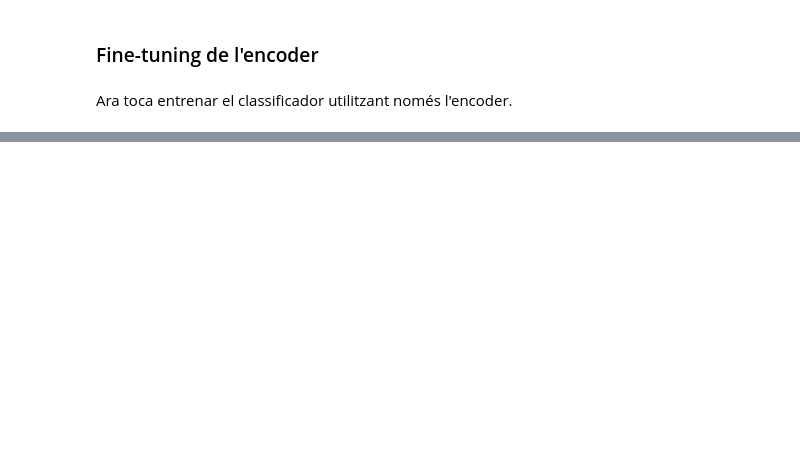
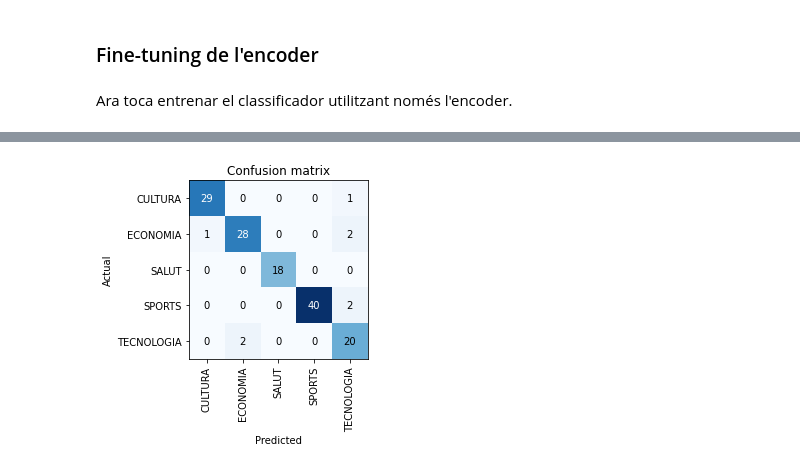
Before and after one commit to adriacabeza/DeepCatalan, a Jupyter notebook: ClassificadorNoticies.ipynb, the cells around one changed output, grey strips where cells are left out. Saved outputs shown, nothing was run; the diff lists cells and outputs as text; code cells hidden in the pictures; blank space fills up the shorter version.

```diff
--- a/ClassificadorNoticies.ipynb
+++ b/ClassificadorNoticies.ipynb
@@ -113,3 +243,3 @@ learn.fit_one_cycle(2, 1e-2, moms(0.8,0.7))
 # %%
 learn.freeze_to(-2)
-learn.fit_one_cycle(1, slice(1e-2/(2.6**4), 1e-2), moms=(0.8,0.7))
+learn.fit_one_cycle(1, slice(3.02E-03/(2.6**4), 1e-2), moms=(0.8,0.7))
@@ -116,3 +249,3 @@ learn.fit_one_cycle(1, slice(1e-2/(2.6**4), 1e-2), moms=(0.8,0.7))
 # %%
 learn.freeze_to(-3)
-learn.fit_once_cycle(1, slice(5e-3/(2.6**4), 5e-3), momds=(0.8,0.7))
+learn.fit_one_cycle(1, slice(3.02E-03/(2.6**4), 5e-3), moms=(0.8,0.7))
@@ -119,5 +255,5 @@ learn.fit_once_cycle(1, slice(5e-3/(2.6**4), 5e-3), momds=(0.8,0.7))
 # %%
 learn.unfreeze()
-learn.fit_once_cycle(2, slice(1e-3/(2.6**4), 1e-3), momds=(0.8,0.7))
+learn.fit_one_cycle(3, slice(3.02E-03/(2.6**4), 5e-3), moms=(0.8,0.7))
 # %%
 learn.save('classificador_noticies')
@@ -123,0 +262,2 @@ learn.save('classificador_noticies')
+# %%
+val_preds,val_targets, losses = learn.get_preds(with_loss=True)
@@ -123,0 +266,5 @@ learn.save('classificador_noticies')
+# %%
+interp = ClassificationInterpretation(learn, val_preds, val_targets, losses)
+interp.plot_confusion_matrix()
+# %% [output]
+[figure, added]
```
Also changed, not shown: parts of 39 cells of this notebook, 2 other files.
